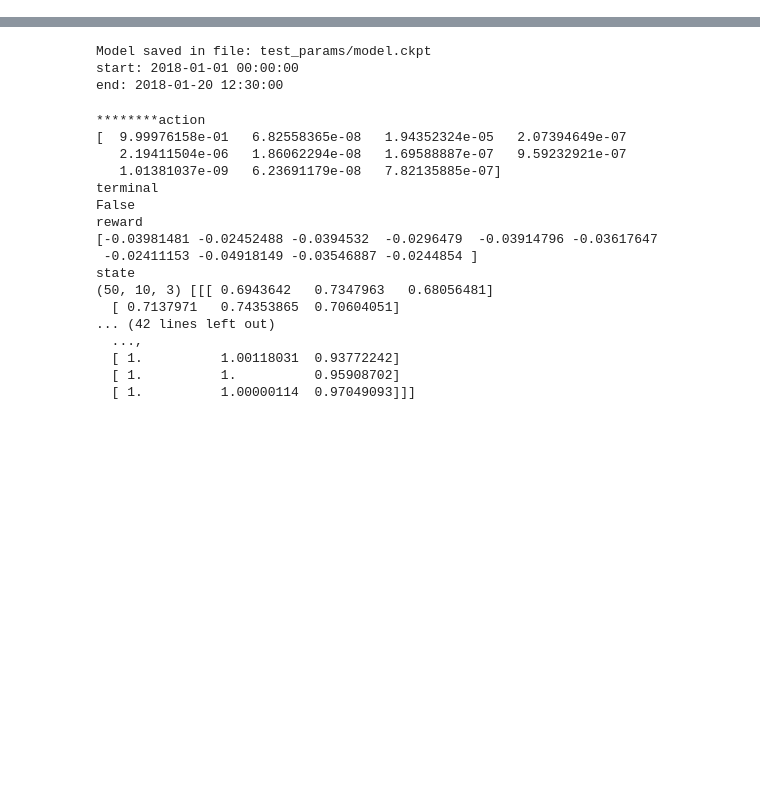
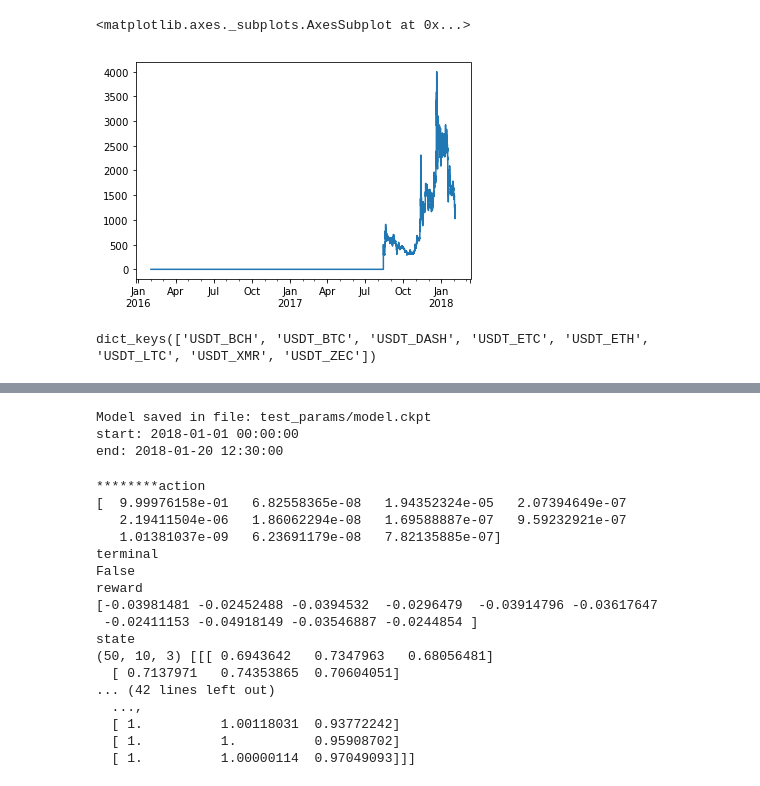
Before and after one commit to jjakimoto/Development, a Jupyter notebook: cryptocurrency/RL.ipynb, the cells around one changed output, grey strips where cells are left out. Drawn from its saved outputs; the diff is of its cells as text; code cells hidden in the pictures; blank space fills up the shorter version.

```diff
--- a/cryptocurrency/RL.ipynb
+++ b/cryptocurrency/RL.ipynb
@@ -79,0 +130,10 @@ Finished storing data.
+# %%
+%matplotlib inline
+model.env.data_handler.price_data['USDT_BCH']["open"].plot()
+# %% [output]
+<matplotlib.axes._subplots.AxesSubplot at 0x...>
+[figure, added]
+# %%
+model.env.data_handler.price_data.keys()
+# %% [output]
+dict_keys(['USDT_BCH', 'USDT_BTC', 'USDT_DASH', 'USDT_ETC', 'USDT_ETH', 'USDT_LTC', 'USDT_XMR', 'USDT_ZEC'])
```
Also changed, not shown: parts of 13 cells of this notebook, 10 other files.
